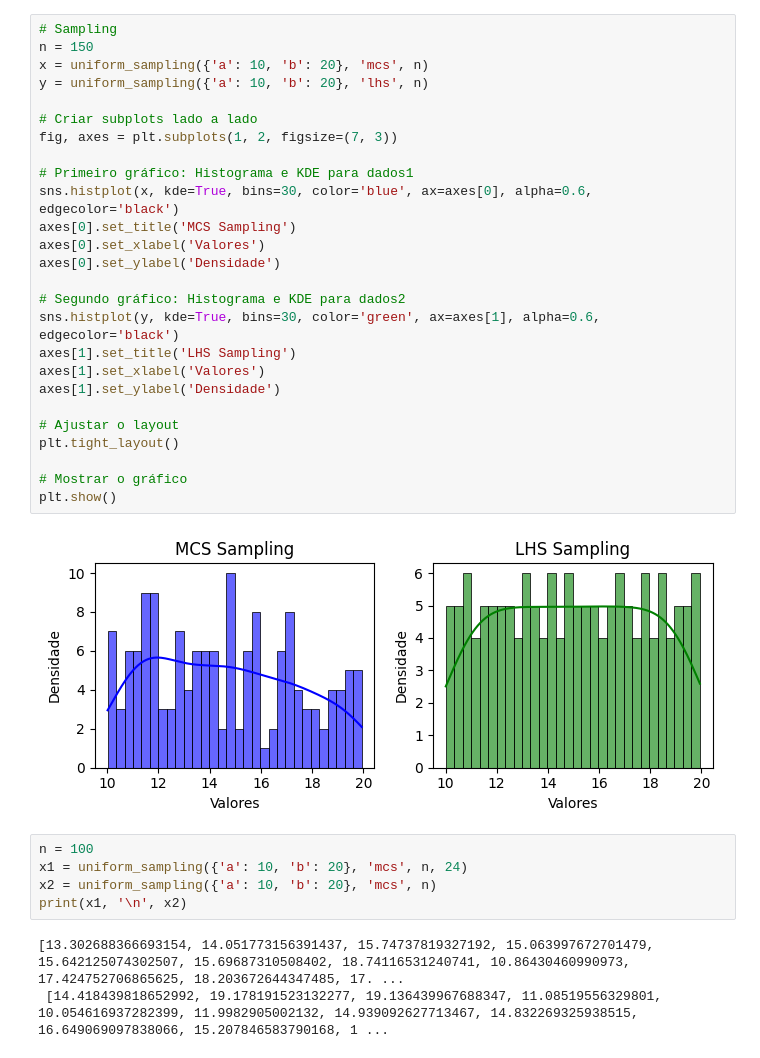
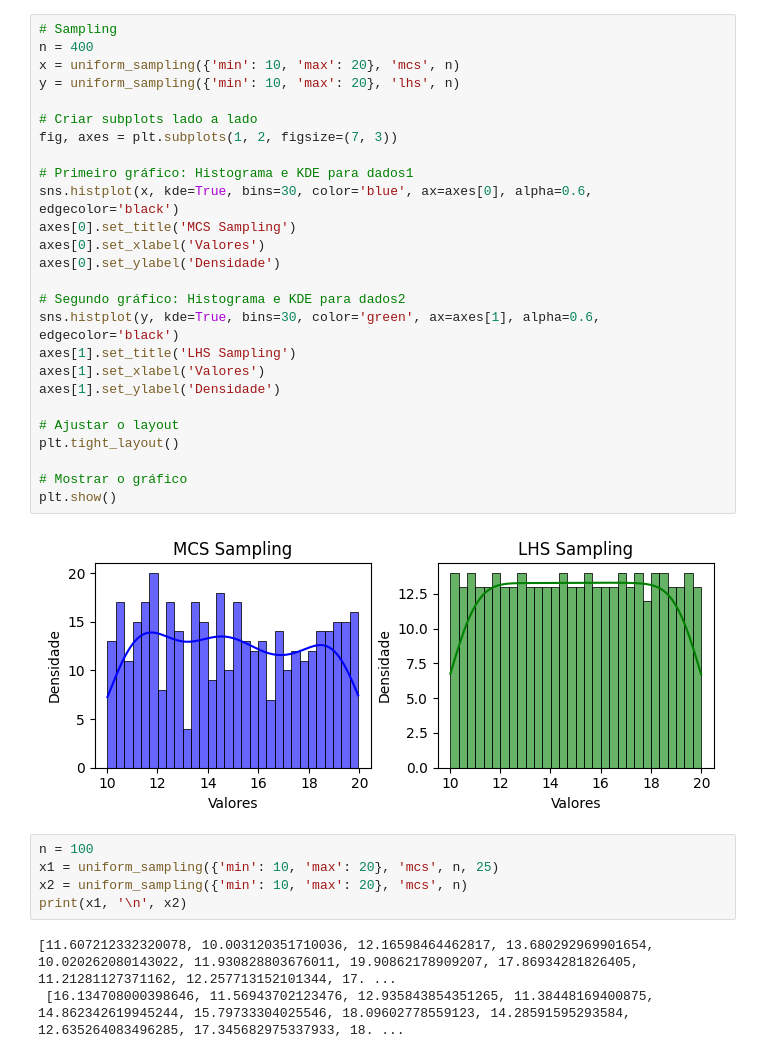
Before and after one commit to Pesquisa-UFCAT/parepy, a Jupyter notebook: local_examples/sampling_examples.ipynb, the cells around one changed output. Cells and saved outputs as stored; diff of their text form.

```diff
--- a/local_examples/sampling_examples.ipynb
+++ b/local_examples/sampling_examples.ipynb
@@ -14,39 +38,39 @@ x = lhs_sampling_zero_one(10, 1)
 # %%
 # Sampling
-n = 150
-x = uniform_sampling({'a': 10, 'b': 20}, 'mcs', n)
-y = uniform_sampling({'a': 10, 'b': 20}, 'lhs', n)
+n = 400
+x = uniform_sampling({'min': 10, 'max': 20}, 'mcs', n)
+y = uniform_sampling({'min': 10, 'max': 20}, 'lhs', n)
 
 # Criar subplots lado a lado
 fig, axes = plt.subplots(1, 2, figsize=(7, 3))
 
 # Primeiro gráfico: Histograma e KDE para dados1
 sns.histplot(x, kde=True, bins=30, color='blue', ax=axes[0], alpha=0.6, edgecolor='black')
 axes[0].set_title('MCS Sampling')
 axes[0].set_xlabel('Valores')
 axes[0].set_ylabel('Densidade')
 
 # Segundo gráfico: Histograma e KDE para dados2
 sns.histplot(y, kde=True, bins=30, color='green', ax=axes[1], alpha=0.6, edgecolor='black')
 axes[1].set_title('LHS Sampling')
 axes[1].set_xlabel('Valores')
 axes[1].set_ylabel('Densidade')
 
 # Ajustar o layout
 plt.tight_layout()
 
 # Mostrar o gráfico
 plt.show()
 # %% [output]
-[figure, old version]
+[figure, new version]
 # %%
 n = 100
-x1 = uniform_sampling({'a': 10, 'b': 20}, 'mcs', n, 24)
-x2 = uniform_sampling({'a': 10, 'b': 20}, 'mcs', n)
+x1 = uniform_sampling({'min': 10, 'max': 20}, 'mcs', n, 25)
+x2 = uniform_sampling({'min': 10, 'max': 20}, 'mcs', n)
 print(x1, '\n', x2)
 # %% [output]
-[13.302688366693154, 14.051773156391437, 15.74737819327192, 15.063997672701479, 15.642125074302507, 15.69687310508402, 18.74116531240741, 10.86430460990973, 17.424752706865625, 18.203672644347485, 17. ...
- [14.418439818652992, 19.178191523132277, 19.136439967688347, 11.08519556329801, 10.054616937282399, 11.9982905002132, 14.939092627713467, 14.832269325938515, 16.649069097838066, 15.207846583790168, 1 ...
+[11.607212332320078, 10.003120351710036, 12.16598464462817, 13.680292969901654, 10.020262080143022, 11.930828803676011, 19.90862178909207, 17.86934281826405, 11.21281127371162, 12.257713152101344, 17. ...
+ [16.134708000398646, 11.56943702123476, 12.935843854351265, 11.38448169400875, 14.862342619945244, 15.79733304025546, 18.09602778559123, 14.28591595293584, 12.635264083496285, 17.345682975337933, 18. ...
 # %%
 n = 100
 x1 = normal_sampling({'mean': 10, 'sigma': 2}, 'lhs', n, 24)
```
Also changed, not shown: parts of 9 cells of this notebook, 1 other file.
